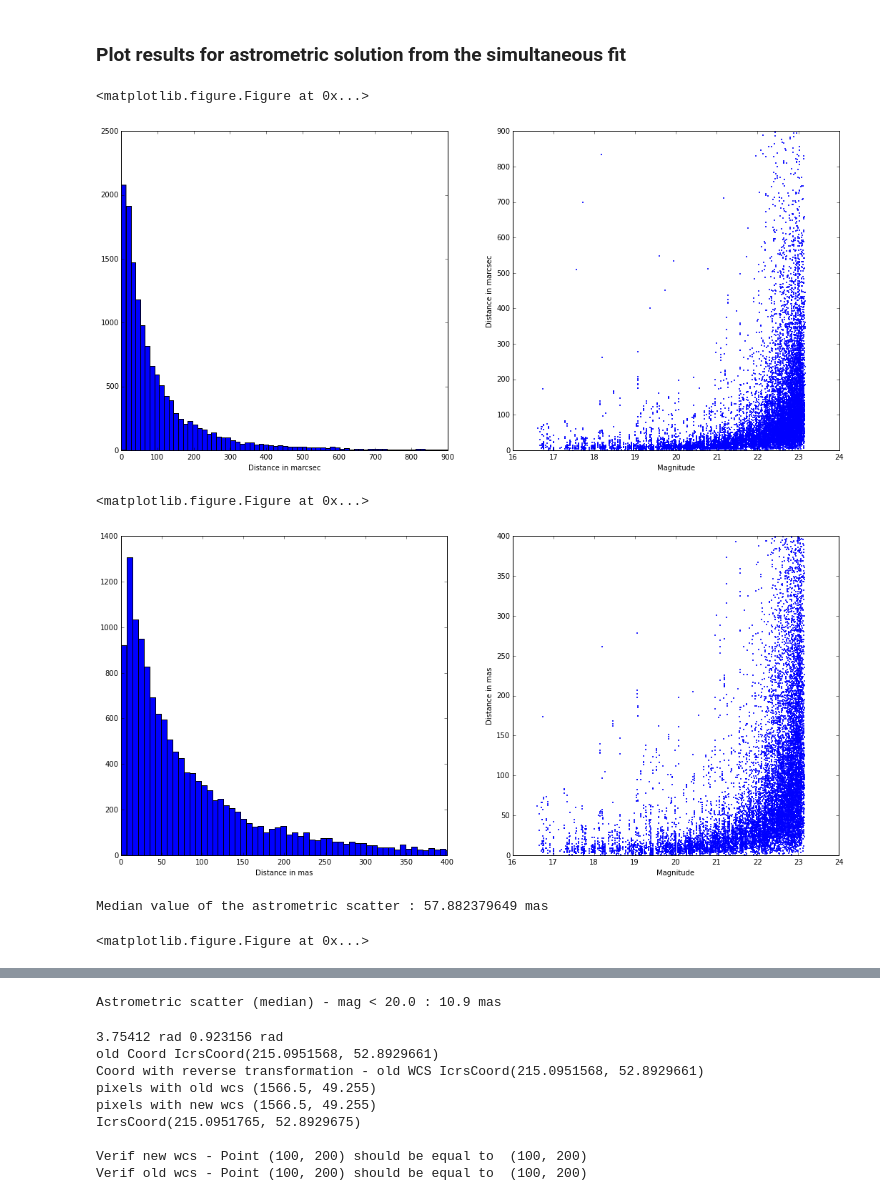
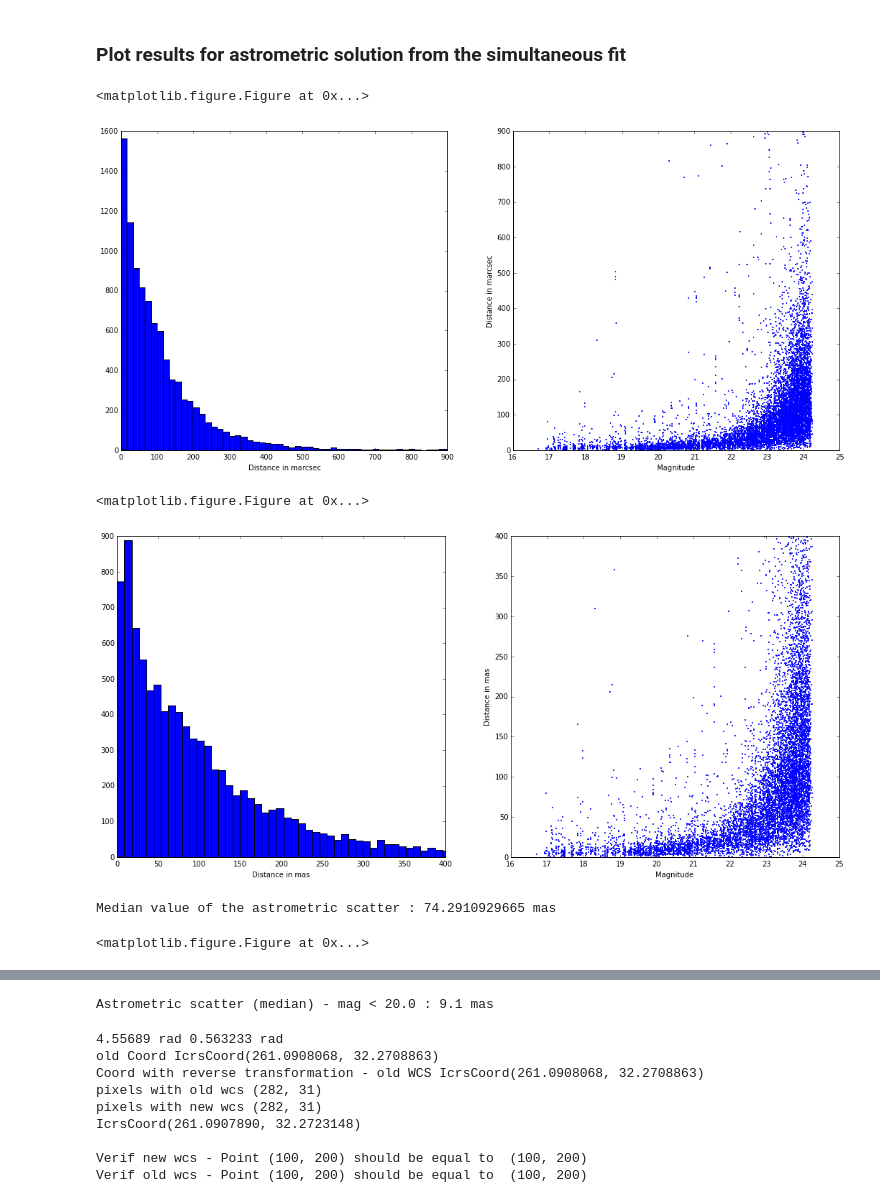
Before and after one commit to lsst/jointcal, a Jupyter notebook: notebooks/CheckSimAstrom.ipynb, the cells around one changed output, grey strips where cells are left out. Cells and saved outputs as stored; diff of their text form; code cells hidden in the pictures.

Commit message:
update checkSimAstrom notebook with new plots

```diff
--- a/notebooks/CheckSimAstrom.ipynb
+++ b/notebooks/CheckSimAstrom.ipynb
@@ -16,11 +16,11 @@ import lsst.afw.image as afwImage
 import math
 
 # List of visits to be considered
-visits = [849375, 850587, 907254, 995367, 996234, 850181, 906675, 912206, 995974, 996717]
+visits = [845346, 849375, 852894, 906675, 996234]
 #visits = [849375, 850587]
 
 # Reference visit
-ref = 849375
+ref = 845346
 
 # Tract
 tract = 1
@@ -28,13 +28,13 @@ tract = 1
 # List of CCD to be considered (source calatlogs will be concateneted)
 #ccd = [12, 13, 14, 21, 22, 23]
 ccd = [0, 1, 7, 8, 27, 28, 34, 35]
-# ccd = [21, 22]
+#ccd = [21, 22, 27, 28]
 #ccd = [14]
 
 filter = 'r'
 
 Flags = ["base_PixelFlags_flag_saturated", "base_PixelFlags_flag_cr", "base_PixelFlags_flag_interpolated",
-         "base_PsfFlux_flag_edge", "base_CircularApertureFlux_5_flag", "base_SdssCentroid_flag",
+         "base_PsfFlux_flag_edge", "base_CircularApertureFlux_4_5_flag", "base_SdssCentroid_flag",
          "base_SdssShape_flag"]
 
 #setup butler - Replace path name by something suitable for you
@@ -109,8 +109,8 @@ for v in visits :
         flagKeyVis.append(keyVis)
 
     extendKey = schemaRef["base_ClassificationExtendedness_value"].asKey()
-    fluxKey = schemaRef["base_CircularApertureFlux_5_flux"].asKey()
-    fluxSigmaKey = schemaRef["base_CircularApertureFlux_5_fluxSigma"].asKey()
+    fluxKey = schemaRef["base_CircularApertureFlux_4_5_flux"].asKey()
+    fluxSigmaKey = schemaRef["base_CircularApertureFlux_4_5_fluxSigma"].asKey()
     ccdKeyRef = schemaRef["ccd"].asKey()
     ccdKeyVis = schemaVis["ccd"].asKey()
 
@@ -158,7 +158,7 @@ for v in visits :
 
         # retrieve the improved wcs and update the coordinate accordingly
         oldWcsRef = afwImage.TanWcs.cast(afwImage.makeWcs(mdRef))
-        oldCoordRef = mRef.get("coord")
+        oldCoordRef = mRef.getCoord()
         pixelsRef = oldWcsRef.skyToPixel(oldCoordRef.getRa(), oldCoordRef.getDec())
 
         newWcsRefCont = butler.get('wcs', didRef2, immediate=True)
@@ -169,7 +169,7 @@ for v in visits :
         didVis2 = {'visit':v, 'filter':filter, 'ccd':ccdVis, 'tract':tract}
         mdVis = butler.get("calexp_md", didVis, immediate=True)
         oldWcsVis = afwImage.TanWcs.cast(afwImage.makeWcs(mdVis))
-        oldCoordVis = mVis.get("coord")
+        oldCoordVis = mVis.getCoord()
         pixelsVis = oldWcsVis.skyToPixel(oldCoordVis.getRa(), oldCoordVis.getDec())
         newWcsVisCont = butler.get('wcs', didVis2, immediate=True)
         newWcsVis = afwImage.TanWcs.cast(newWcsVisCont.getWcs())
@@ -181,7 +181,6 @@ for v in visits :
         oldDist.append(ang)
         newDist.append(newAngle)
 
-        if refMag<20 and ang>400 :
-            print v, ang, refMag, ccdRef, mRef.get('coord'), mRef.get('base_SdssCentroid_x'), mRef.get('base_SdssCentroid_y'), mVis.get('base_SdssCentroid_x'), mVis.get('base_SdssCentroid_y')
-            print mVis.get('base_PixelFlags_flag_edge')
+        if refMag<20 and newAngle>400 :
+            print v, newAngle, refMag, ccdRef, ccdVis, mRef.getCoord(), newCoordVis
 # %% [output]
@@ -266,8 +269,7 @@ import numpy as np
 
 # Plot distance between sources in different exposures
 plt.clf()
-fig, (ax0, ax1) = plt.subplots(ncols=2, figsize=(18,
-                                                 8))
+fig, (ax0, ax1) = plt.subplots(ncols=2, figsize=(18, 8))
 ax0.hist(newDist, bins=80)
 ax1.scatter(mag, newDist, s=1, color='b')
 ax0.set_xlim([0., 900.])
@@ -277,34 +279,34 @@ ax1.set_ylabel("Distance in marcsec")
 ax1.set_ylim([0., 900.])
 plt.show()
 
 plt.clf()
 fig, (ax0, ax1) = plt.subplots(ncols=2, figsize=(18, 8))
 ax0.hist(newDist,bins=150)
 ax0.set_xlim([0.,400.])
 ax1.scatter(mag, newDist, s=1, color='b')
 ax1.set_ylim([0.,400.])
 ax0.set_xlabel("Distance in mas")
 ax1.set_xlabel("Magnitude")
 ax1.set_ylabel("Distance in mas")
 plt.show()
 
 print "Median value of the astrometric scatter :", np.median(newDist), "mas"
 
 magLim = 20
 idxs = np.where(np.asarray(mag) < magLim)
 plt.clf()
 fig, ax0 = plt.subplots(ncols=1, figsize=(10,10))
 ax0.hist(np.asarray(newDist)[idxs], bins=200)
 ax0.set_xlabel("Distance in marcsec - mag < %0.1f"%(magLim))
 ax0.set_xlim([0,300])
 ax0.set_title("Median scatter - mag < %0.1f : %0.1f mas"%(magLim, np.median(np.asarray(newDist)[idxs])),x=0.5, y=0.8)
 plt.show()
 
 print "Astrometric scatter (median) - mag < %0.1f : %0.1f mas"%(magLim, np.median(np.asarray(newDist)[idxs]))
 # %% [output]
 <matplotlib.figure.Figure at 0x...>
-[figure, old version]
+[figure, new version]
 <matplotlib.figure.Figure at 0x...>
-[figure, old version]
+[figure, new version]
-Median value of the astrometric scatter : 57.882379649 mas
+Median value of the astrometric scatter : 74.2910929665 mas
 <matplotlib.figure.Figure at 0x...>
@@ -312,12 +314,13 @@ Median value of the astrometric scatter : 57.882379649 mas
-Astrometric scatter (median) - mag < 20.0 : 10.9 mas
+Astrometric scatter (median) - mag < 20.0 : 9.1 mas
 # %%
 import lsst.daf.persistence as dafPersist
 import lsst.afw.image as afwImage
 import lsst.afw.geom as afwGeom
 
-dataid = {'visit':849375, 'filter':'r', 'ccd':12}
-dataid2 = {'visit':849375, 'filter':'r', 'ccd':12, 'tract':1 }
-butler = dafPersist.Butler("/home/boutigny/CFHT/test_cfht/output/coadd_r_dir")
+dataid = {'visit':806305, 'filter':'r', 'ccd':10}
+dataid2 = {'visit':806306, 'filter':'r', 'ccd':10, 'tract':1 }
+#butler = dafPersist.Butler("/home/boutigny/CFHT/test_cfht/output/coadd_r_dir")
+butler = dafPersist.Butler("/home/boutigny/CFHT/cluster/output/coadd_dir")
 
 exp = butler.get('calexp', dataid2, immediate=True)
 wcsCont = butler.get('wcs', dataid2, immediate=True)
@@ -327,7 +330,7 @@ src = butler.get('src', dataid, immediate=True)
 md = butler.get("calexp_md",dataid, immediate=True)
 oldWcs = afwImage.TanWcs.cast(afwImage.makeWcs(md))
 
-oldCoord = src[10].get("coord")
+oldCoord = src[10].getCoord()
 print oldCoord.getRa(), oldCoord.getDec()
 oldRa = src[10].getRa()
 oldDec = src[10].getDec()
@@ -355,12 +358,12 @@ pointCheck = oldWcs.skyToPixel(oldCoord)
 
 print "Verif old wcs - Point", point, "should be equal to ", pointCheck
 # %% [output]
-3.75412 rad 0.923156 rad
-old Coord IcrsCoord(215.0951568, 52.8929661)
-Coord with reverse transformation - old WCS IcrsCoord(215.0951568, 52.8929661)
-pixels with old wcs (1566.5, 49.255)
-pixels with new wcs (1566.5, 49.255)
-IcrsCoord(215.0951765, 52.8929675)
+4.55689 rad 0.563233 rad
+old Coord IcrsCoord(261.0908068, 32.2708863)
+Coord with reverse transformation - old WCS IcrsCoord(261.0908068, 32.2708863)
+pixels with old wcs (282, 31)
+pixels with new wcs (282, 31)
+IcrsCoord(261.0907890, 32.2723148)
 
 Verif new wcs - Point (100, 200) should be equal to  (100, 200)
 Verif old wcs - Point (100, 200) should be equal to  (100, 200)
```
Also changed, not shown: parts of 4 cells of this notebook.
